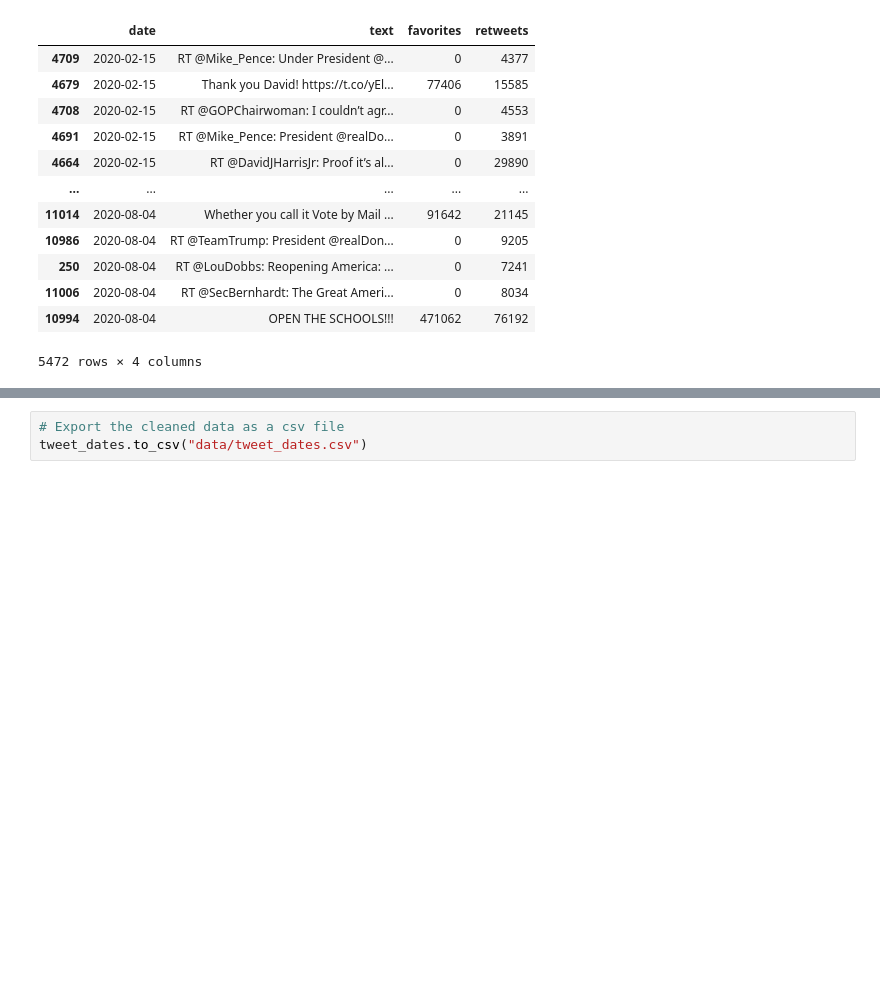
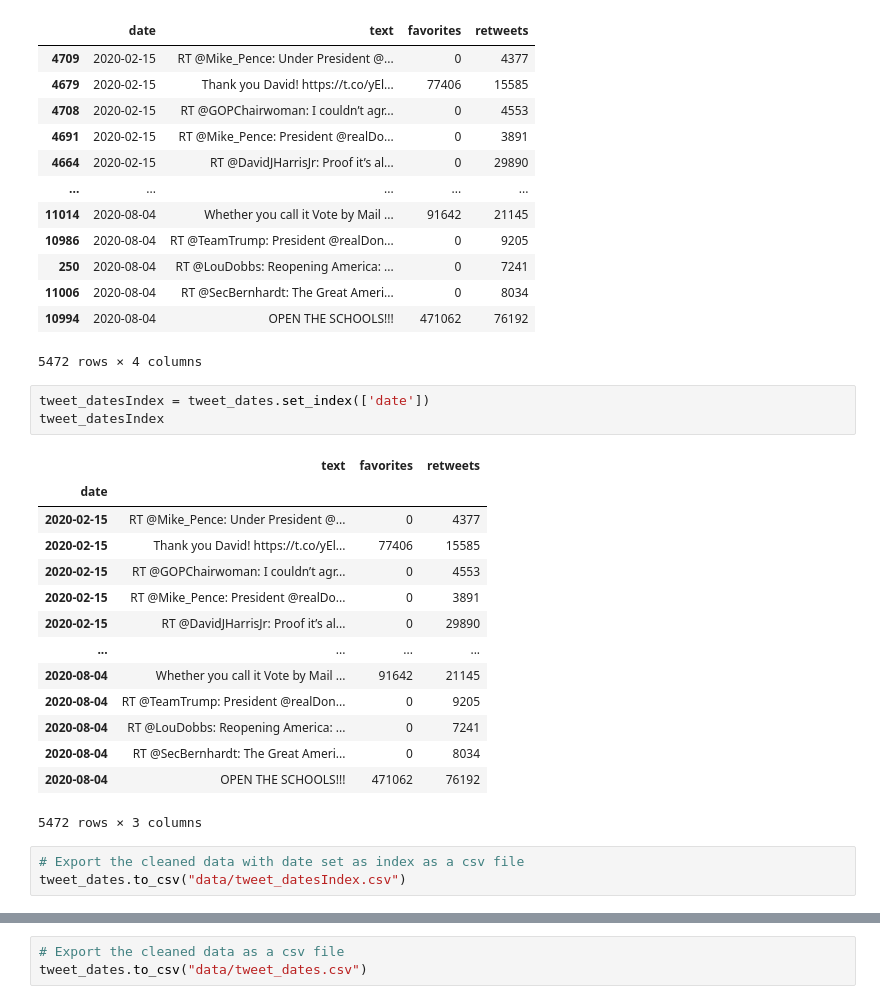
Before and after one commit to LisaHarrison08/COVID-Trends, a Jupyter notebook: Trump Tweets/Trump Tweets.ipynb, the cells around one changed output, grey strips where cells are left out. Drawn from its saved outputs; the diff is of its cells as text; blank space fills up the shorter version.

```diff
--- a/Trump Tweets/Trump Tweets.ipynb
+++ b/Trump Tweets/Trump Tweets.ipynb
@@ -103,3 +103,24 @@ tweet_dates
 | 11006 | 2020-08-04 | RT @SecBernhardt: The Great Ameri... | 0 | 8034 |
 | 10994 | 2020-08-04 | OPEN THE SCHOOLS!!! | 471062 | 76192 |
 5472 rows × 4 columns
+# %%
+tweet_datesIndex = tweet_dates.set_index(['date'])
+tweet_datesIndex
+# %% [output]
+|  | text | favorites | retweets |
+| date |  |  |  |
+| 2020-02-15 | RT @Mike_Pence: Under President @... | 0 | 4377 |
+| 2020-02-15 | Thank you David! https://t.co/yEl... | 77406 | 15585 |
+| 2020-02-15 | RT @GOPChairwoman: I couldn’t agr... | 0 | 4553 |
+| 2020-02-15 | RT @Mike_Pence: President @realDo... | 0 | 3891 |
+| 2020-02-15 | RT @DavidJHarrisJr: Proof it’s al... | 0 | 29890 |
+| ... | ... | ... | ... |
+| 2020-08-04 | Whether you call it Vote by Mail ... | 91642 | 21145 |
+| 2020-08-04 | RT @TeamTrump: President @realDon... | 0 | 9205 |
+| 2020-08-04 | RT @LouDobbs: Reopening America: ... | 0 | 7241 |
+| 2020-08-04 | RT @SecBernhardt: The Great Ameri... | 0 | 8034 |
+| 2020-08-04 | OPEN THE SCHOOLS!!! | 471062 | 76192 |
+5472 rows × 3 columns
+# %%
+# Export the cleaned data with date set as index as a csv file
+tweet_dates.to_csv("data/tweet_datesIndex.csv")
```
Also changed, not shown: parts of 3 cells of this notebook, 1 other file.
